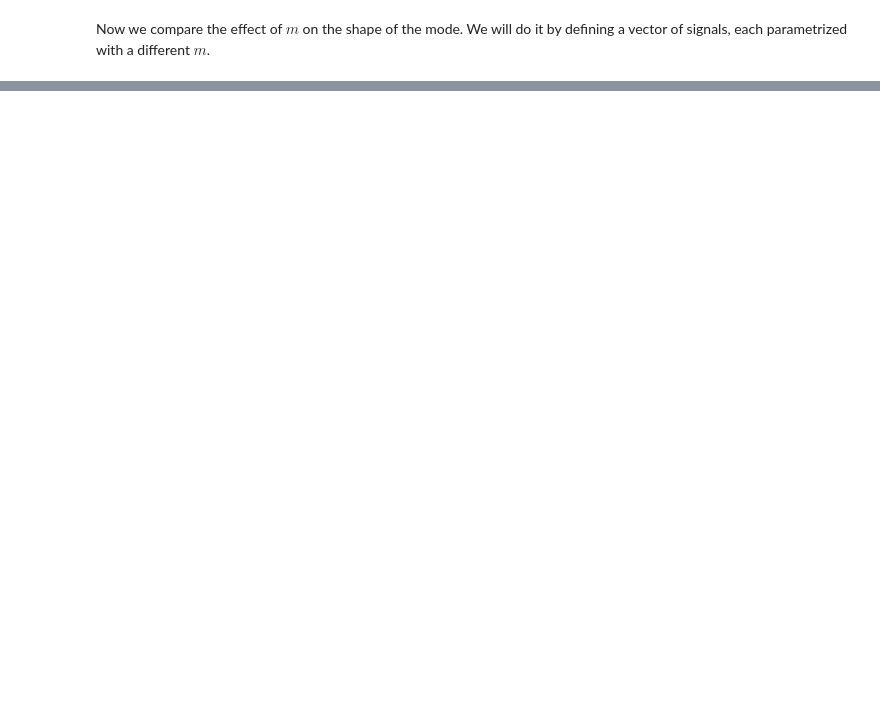
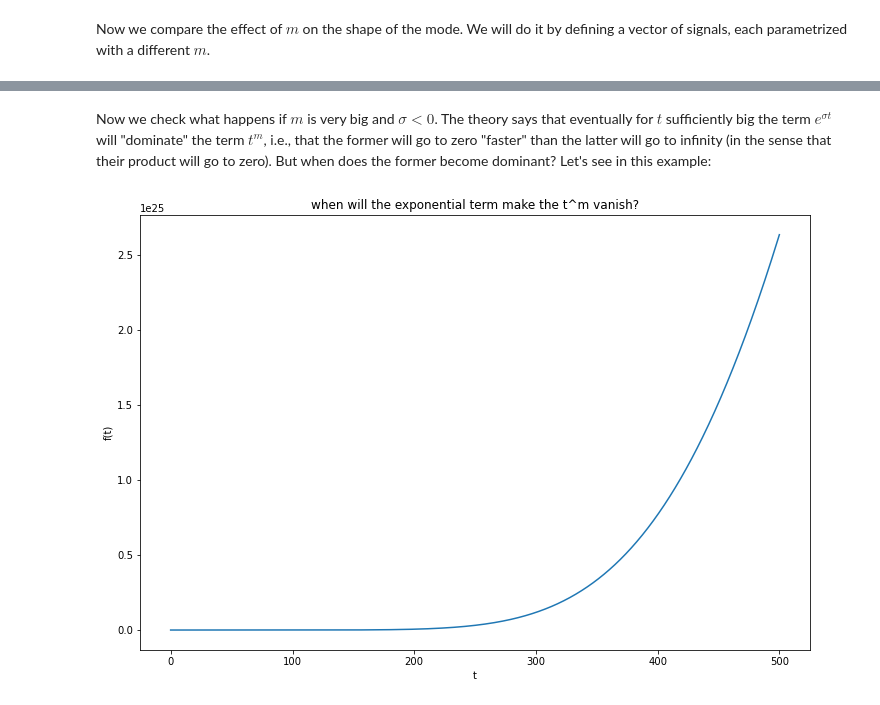
Before and after one commit to damianovar/Control-concepts-and-animations, a Jupyter notebook: PlotLTIModesWithSympy.ipynb, the cells around one changed output, grey strips where cells are left out. Saved outputs shown, nothing was run; the diff lists cells and outputs as text; code cells hidden in the pictures; blank space fills up the shorter version.

```diff
--- a/PlotLTIModesWithSympy.ipynb
+++ b/PlotLTIModesWithSympy.ipynb
@@ -118,0 +119,28 @@ plt.show()
+# %% [markdown]
+Now we check what happens if $m$ is very big and $\sigma < 0$. The theory says that eventually for $t$ sufficiently big the term $e^{\sigma t}$ will "dominate" the term $t^m$, i.e., that the former will go to zero "faster" than the latter will go to infinity (in the sense that their product will go to zero). But when does the former become dominant? Let's see in this example:
+# %%
+# let's keep m parametric, so to be able to change it faster
+mm = 10
+
+# use another set of t's for this plot -- we need longer time horizons!
+lambdified_t = np.linspace( -0.2, 500, 1000)
+
+# get the actual signal
+curr_exp = my_exp.subs(
+            [(A,      4),
+             (sigma,  -0.01),
+             (omega,  0*np.pi),
+             (theta,  0),
+             (m,      mm)] )
+
+lambdified_exp = sp.lambdify( t, curr_exp )
+
+# plot it
+plt.figure(figsize = (12,8))
+plt.plot(lambdified_t, lambdified_exp(lambdified_t), label=f'm = {mm}')
+plt.title('when will the exponential term make the t^m vanish?')
+plt.xlabel('t')
+plt.ylabel('f(t)')
+plt.show()
+# %% [output]
+[figure, added]
```
Also changed, not shown: parts of 2 cells of this notebook, 10 other files.
